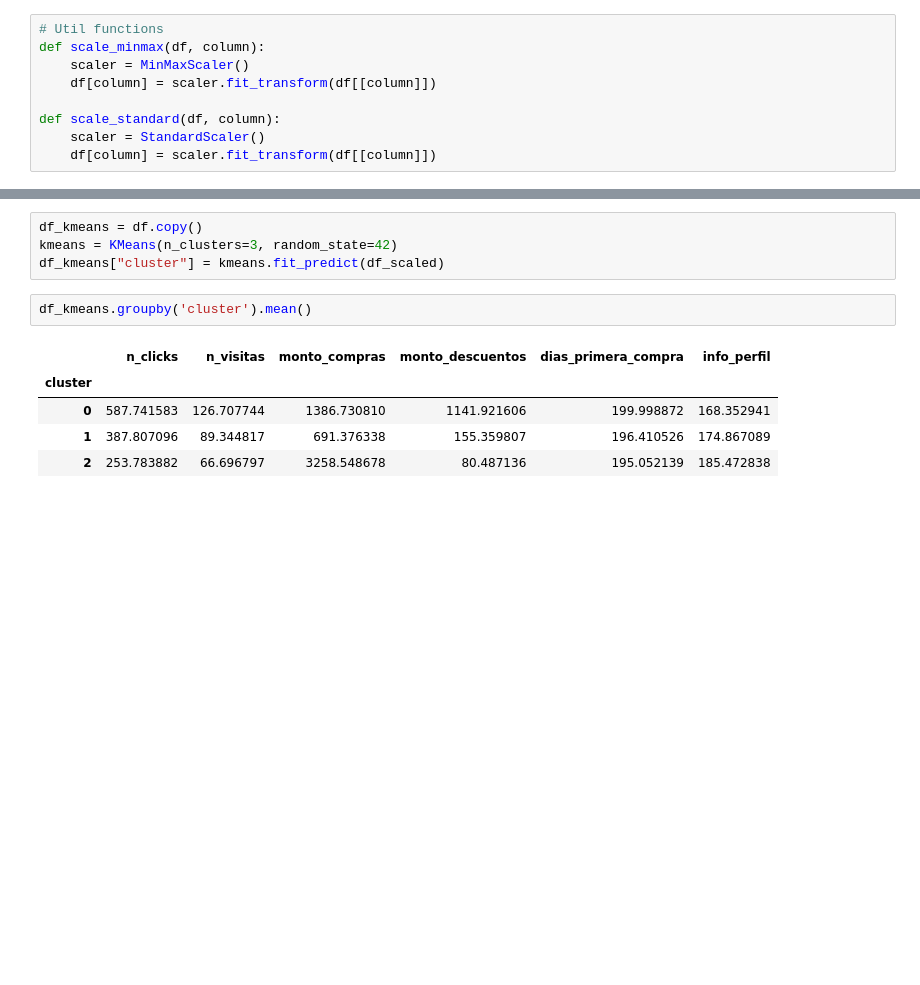
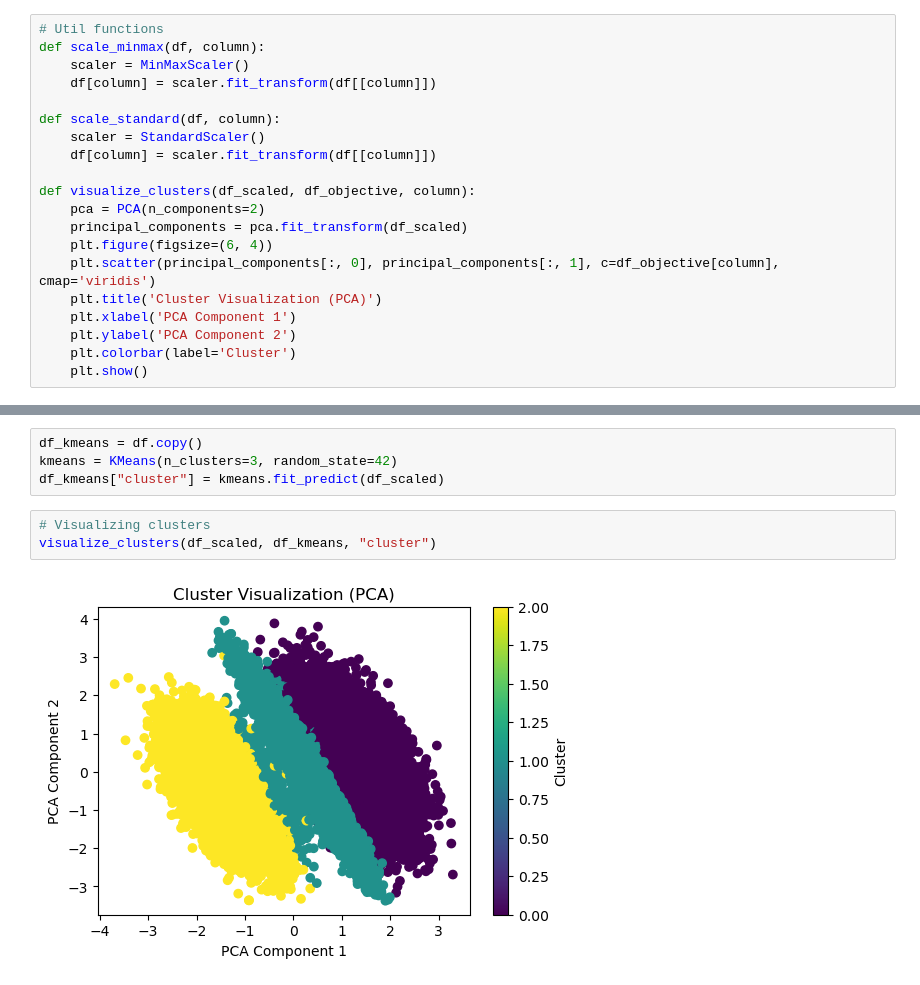
Before and after one commit to davexat/Client_Segmentation_Dashboard, a Jupyter notebook: notebooks/3.0_dsb_clustering_implementation.ipynb, the cells around one changed output, grey strips where cells are left out. Saved outputs shown, nothing was run; the diff lists cells and outputs as text; blank space fills up the shorter version.

```diff
--- a/notebooks/3.0_dsb_clustering_implementation.ipynb
+++ b/notebooks/3.0_dsb_clustering_implementation.ipynb
@@ -48,6 +49,17 @@ def scale_minmax(df, column):
 def scale_standard(df, column):
     scaler = StandardScaler()
     df[column] = scaler.fit_transform(df[[column]])
+
+def visualize_clusters(df_scaled, df_objective, column):
+    pca = PCA(n_components=2)
+    principal_components = pca.fit_transform(df_scaled)
+    plt.figure(figsize=(6, 4))
+    plt.scatter(principal_components[:, 0], principal_components[:, 1], c=df_objective[column], cmap='viridis')
+    plt.title('Cluster Visualization (PCA)')
+    plt.xlabel('PCA Component 1')
+    plt.ylabel('PCA Component 2')
+    plt.colorbar(label='Cluster')
+    plt.show()
 # %%
 # Scaling variables
 df_scaled = df.copy()
@@ -107,11 +120,8 @@ It has been decided to use K-Means with 3 clusters, based on the results obtaine
 df_kmeans = df.copy()
 kmeans = KMeans(n_clusters=3, random_state=42)
 df_kmeans["cluster"] = kmeans.fit_predict(df_scaled)
-# %%
-df_kmeans.groupby('cluster').mean()
-# %% [output]
-|  | n_clicks | n_visitas | monto_compras | monto_descuentos | dias_primera_compra | info_perfil |
-| cluster |  |  |  |  |  |  |
-| 0 | 587.741583 | 126.707744 | 1386.730810 | 1141.921606 | 199.998872 | 168.352941 |
-| 1 | 387.807096 | 89.344817 | 691.376338 | 155.359807 | 196.410526 | 174.867089 |
-| 2 | 253.783882 | 66.696797 | 3258.548678 | 80.487136 | 195.052139 | 185.472838 |
+# %%
+# Visualizing clusters
+visualize_clusters(df_scaled, df_kmeans, "cluster")
+# %% [output]
+[figure, added]
```
Also changed, not shown: parts of 6 cells of this notebook.
